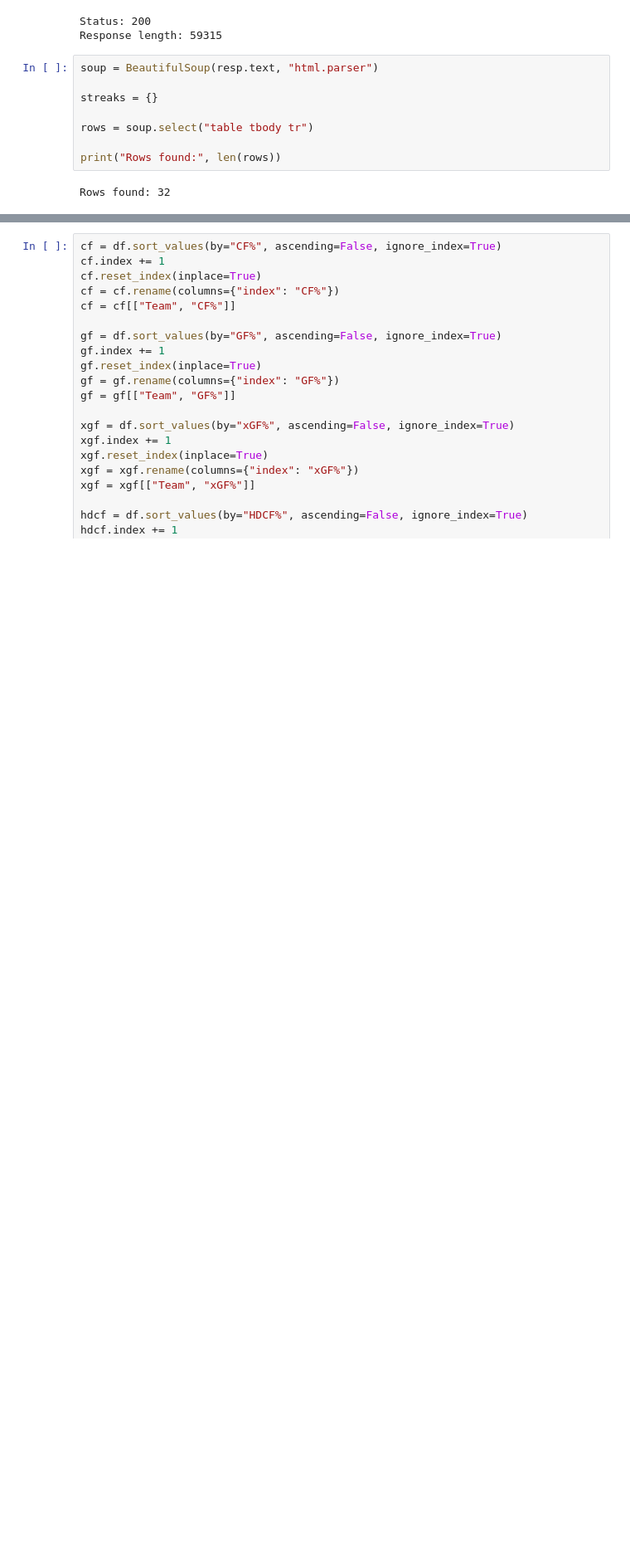
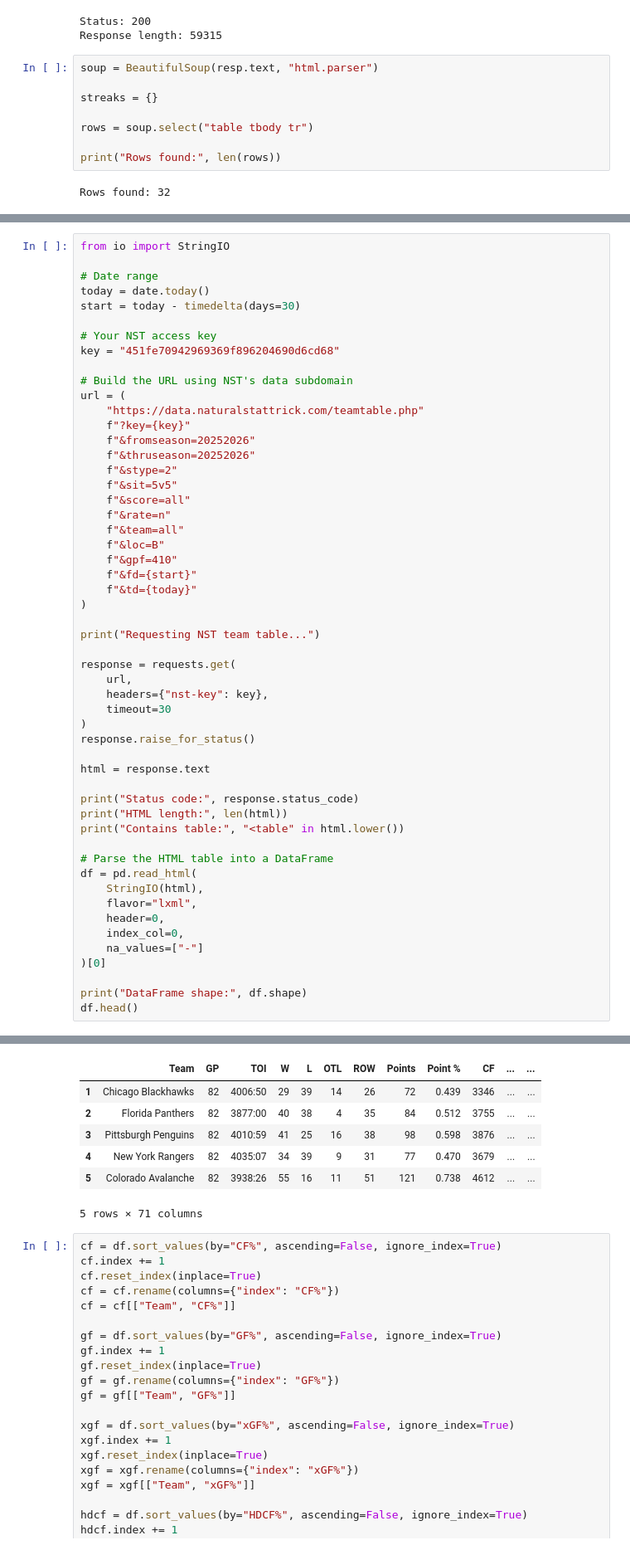
Before and after one commit to ccstevie/nhl-slate, a Jupyter notebook: notebooks/get_todays_games.ipynb, the cells around one changed output, grey strips where cells are left out. Shown at 83% size. Drawn from its saved outputs; the diff is of its cells as text; blank space fills up the shorter version.

```diff
--- a/notebooks/get_todays_games.ipynb
+++ b/notebooks/get_todays_games.ipynb
@@ -374,0 +325,54 @@ df.head()
+# %%
+from io import StringIO
+
+# Date range
+today = date.today()
+start = today - timedelta(days=30)
+
+# Your NST access key
+key = "451fe70942969369f896204690d6cd68"
+
+# Build the URL using NST's data subdomain
+url = (
+    "https://data.naturalstattrick.com/teamtable.php"
+    f"?key={key}"
+    f"&fromseason=20252026"
+    f"&thruseason=20252026"
+    f"&stype=2"
+    f"&sit=5v5"
+    f"&score=all"
+    f"&rate=n"
+    f"&team=all"
+    f"&loc=B"
+    f"&gpf=410"
+    f"&fd={start}"
+    f"&td={today}"
+)
+
+print("Requesting NST team table...")
+
+response = requests.get(
+    url,
+    headers={"nst-key": key},
+    timeout=30
+)
+response.raise_for_status()
+
+html = response.text
+
+print("Status code:", response.status_code)
+print("HTML length:", len(html))
+print("Contains table:", "<table" in html.lower())
+
+# Parse the HTML table into a DataFrame
+df = pd.read_html(
+    StringIO(html),
+    flavor="lxml",
+    header=0,
+    index_col=0,
+    na_values=["-"]
+)[0]
+
+print("DataFrame shape:", df.shape)
+df.head()
+# %% [output]
@@ -375,3 +384,10 @@ df.head()
+|  | Team | GP | TOI | W | L | OTL | ROW | Points | Point % | CF | ... | ... |
+| 1 | Chicago Blackhawks | 82 | 4006:50 | 29 | 39 | 14 | 26 | 72 | 0.439 | 3346 | ... | ... |
+| 2 | Florida Panthers | 82 | 3877:00 | 40 | 38 | 4 | 35 | 84 | 0.512 | 3755 | ... | ... |
+| 3 | Pittsburgh Penguins | 82 | 4010:59 | 41 | 25 | 16 | 38 | 98 | 0.598 | 3876 | ... | ... |
+| 4 | New York Rangers | 82 | 4035:07 | 34 | 39 | 9 | 31 | 77 | 0.470 | 3679 | ... | ... |
+| 5 | Colorado Avalanche | 82 | 3938:26 | 55 | 16 | 11 | 51 | 121 | 0.738 | 4612 | ... | ... |
+5 rows × 71 columns
 # %%
 cf = df.sort_values(by="CF%", ascending=False, ignore_index=True)
 cf.index += 1
```
Also changed, not shown: parts of 19 cells of this notebook, 1 other file.
